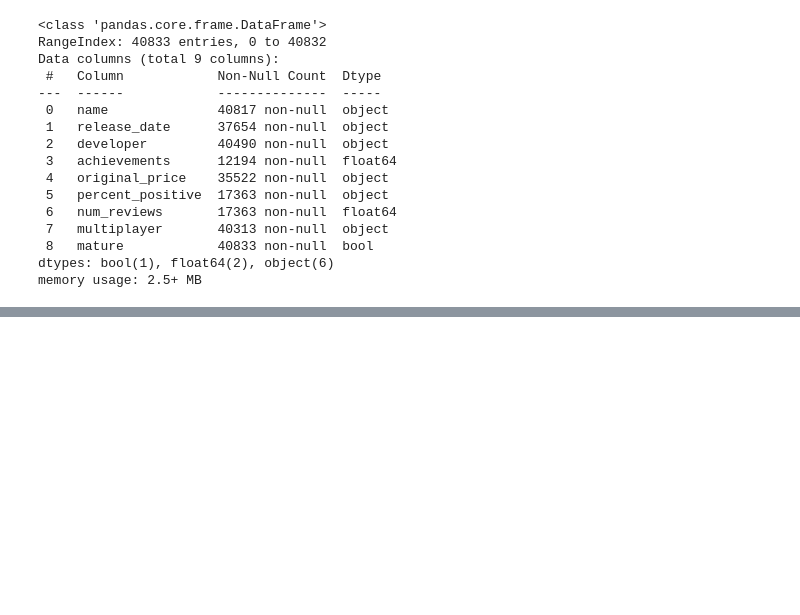
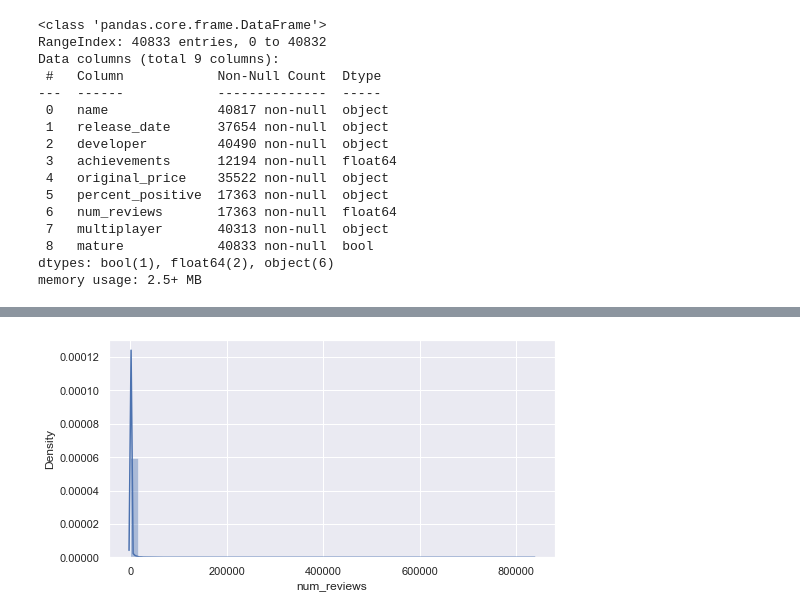
Before and after one commit to luiveldel/Videogames-Clustering, a Jupyter notebook: notebook.ipynb, the cells around one changed output, grey strips where cells are left out. Cells and saved outputs as stored; diff of their text form; code cells hidden in the pictures; blank space fills up the shorter version.

```diff
--- a/notebook.ipynb
+++ b/notebook.ipynb
@@ -627,0 +259,5 @@ plt.show()
+# %%
+sns.distplot(data['num_reviews'])
+plt.show()
+# %% [output]
+[figure, added]
```
Also changed, not shown: parts of 138 cells of this notebook.
